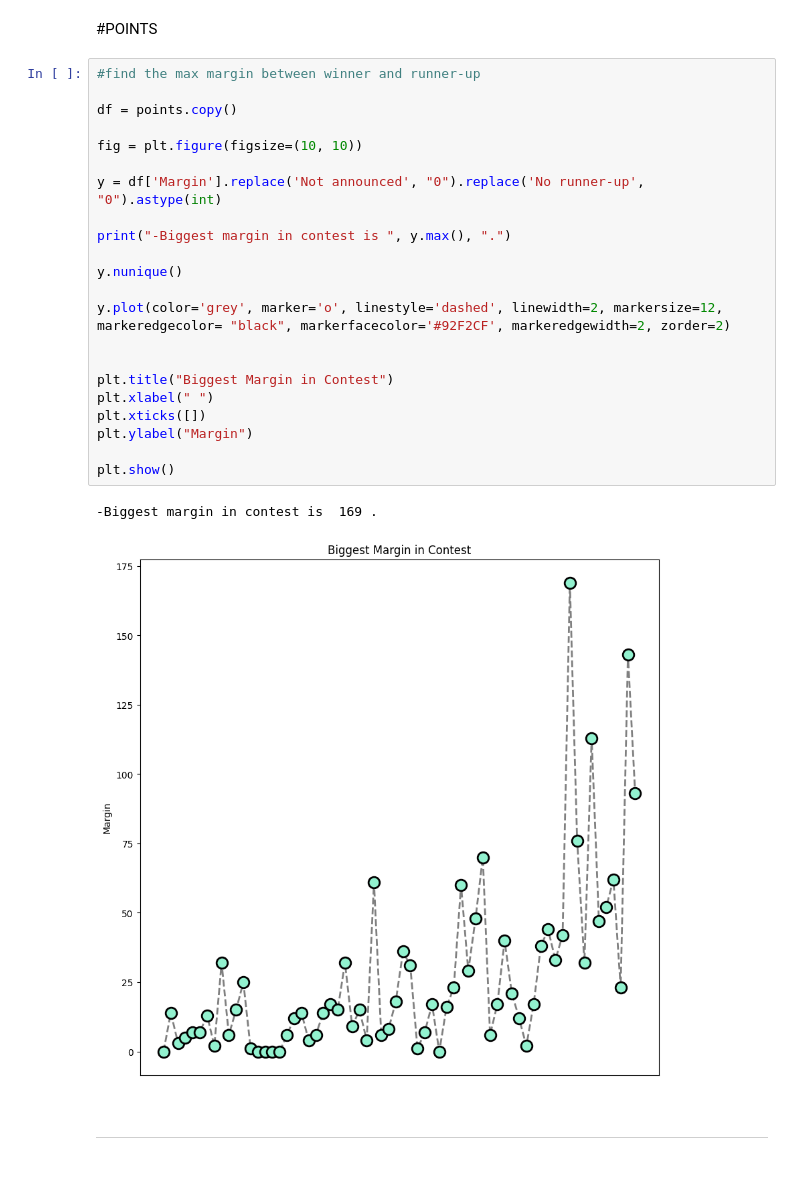
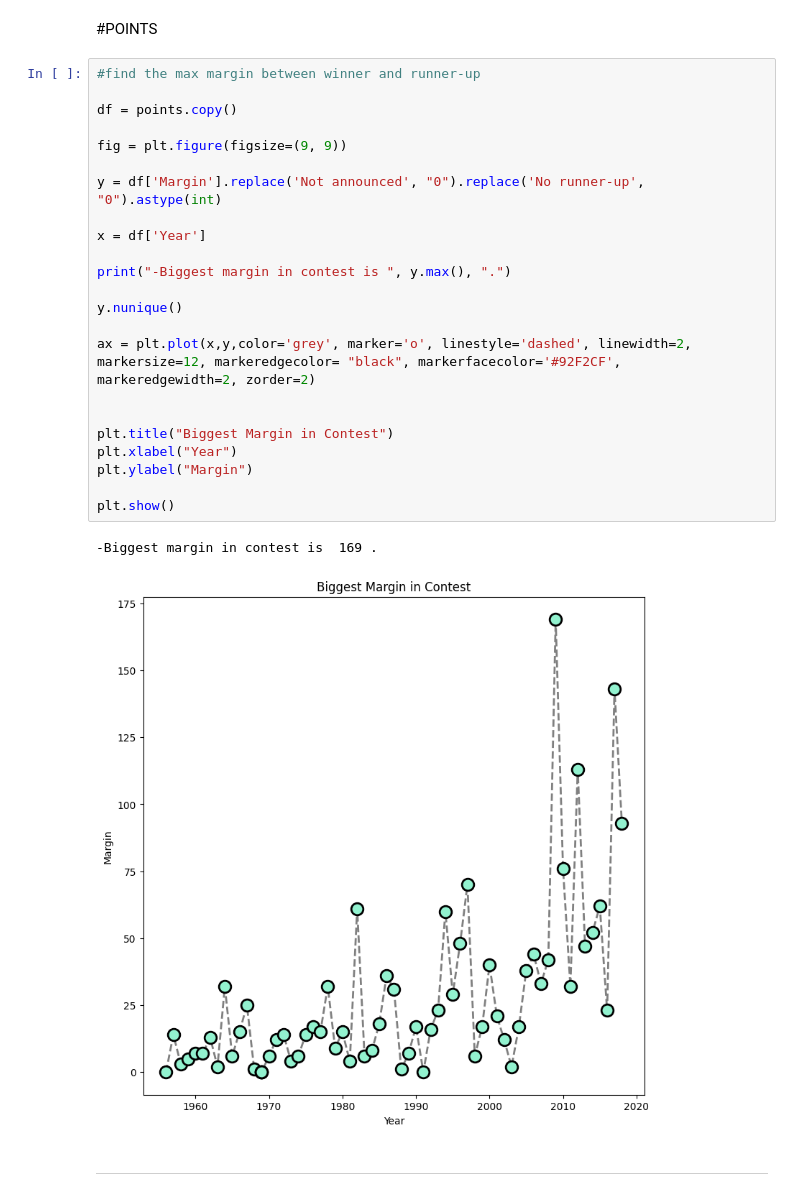
Before and after one commit to sedataskan/eurovision, a Jupyter notebook: eurovision.ipynb, the cells around one changed output. Drawn from its saved outputs; the diff is of its cells as text.

```diff
--- a/eurovision.ipynb
+++ b/eurovision.ipynb
@@ -136,28 +136,29 @@ print("-The winner of Turkey is ", artist," with the song ", song," in ", year,"
 # %%
 #find the max margin between winner and runner-up
 
 df = points.copy()
 
-fig = plt.figure(figsize=(10, 10))
+fig = plt.figure(figsize=(9, 9))
 
 y = df['Margin'].replace('Not announced', "0").replace('No runner-up', "0").astype(int)
+
+x = df['Year']
 
 print("-Biggest margin in contest is ", y.max(), ".")
 
 y.nunique()
 
-y.plot(color='grey', marker='o', linestyle='dashed', linewidth=2, markersize=12, markeredgecolor= "black", markerfacecolor='#92F2CF', markeredgewidth=2, zorder=2)
+ax = plt.plot(x,y,color='grey', marker='o', linestyle='dashed', linewidth=2, markersize=12, markeredgecolor= "black", markerfacecolor='#92F2CF', markeredgewidth=2, zorder=2)
 
 
 plt.title("Biggest Margin in Contest")
-plt.xlabel(" ")
-plt.xticks([])
+plt.xlabel("Year")
 plt.ylabel("Margin")
 
 plt.show()
 # %% [output]
 -Biggest margin in contest is  169 .
-[figure, old version]
+[figure, new version]
 # %% [markdown]
 --------------------------
 # %% [markdown]
```
